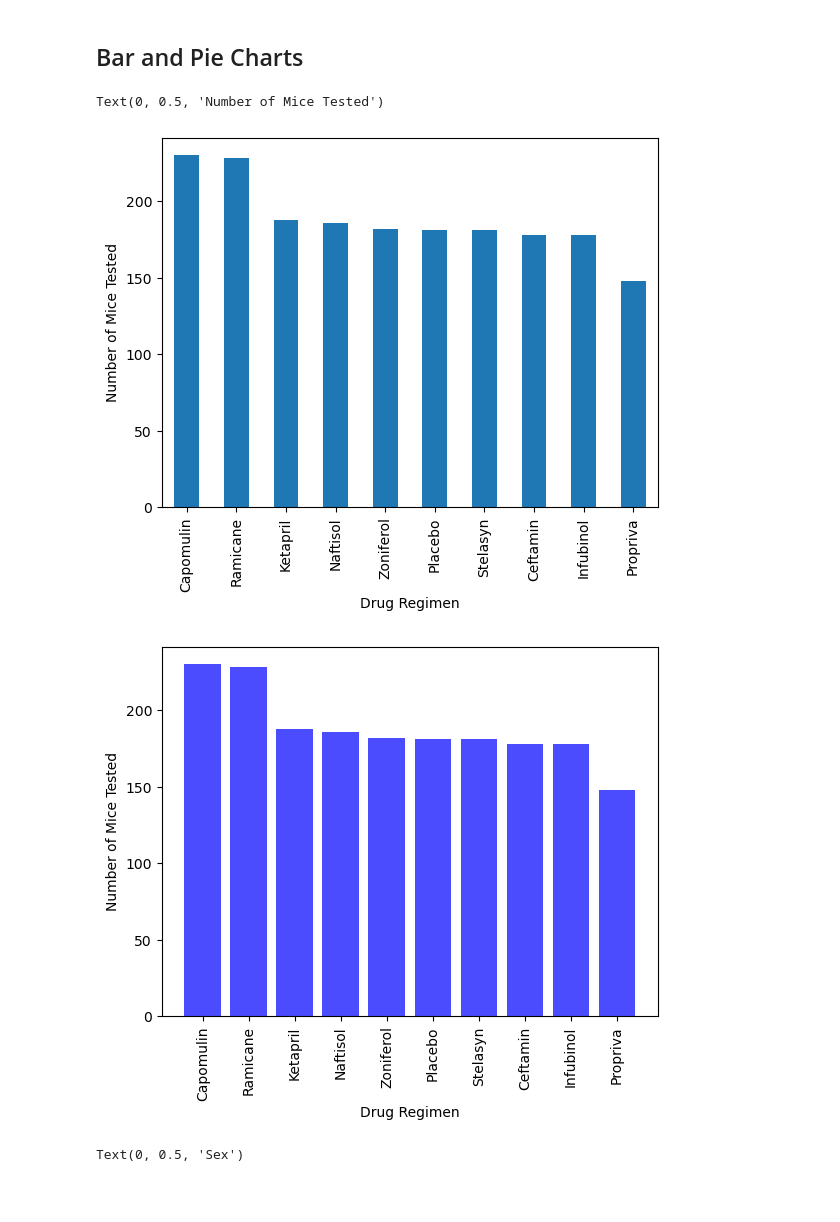
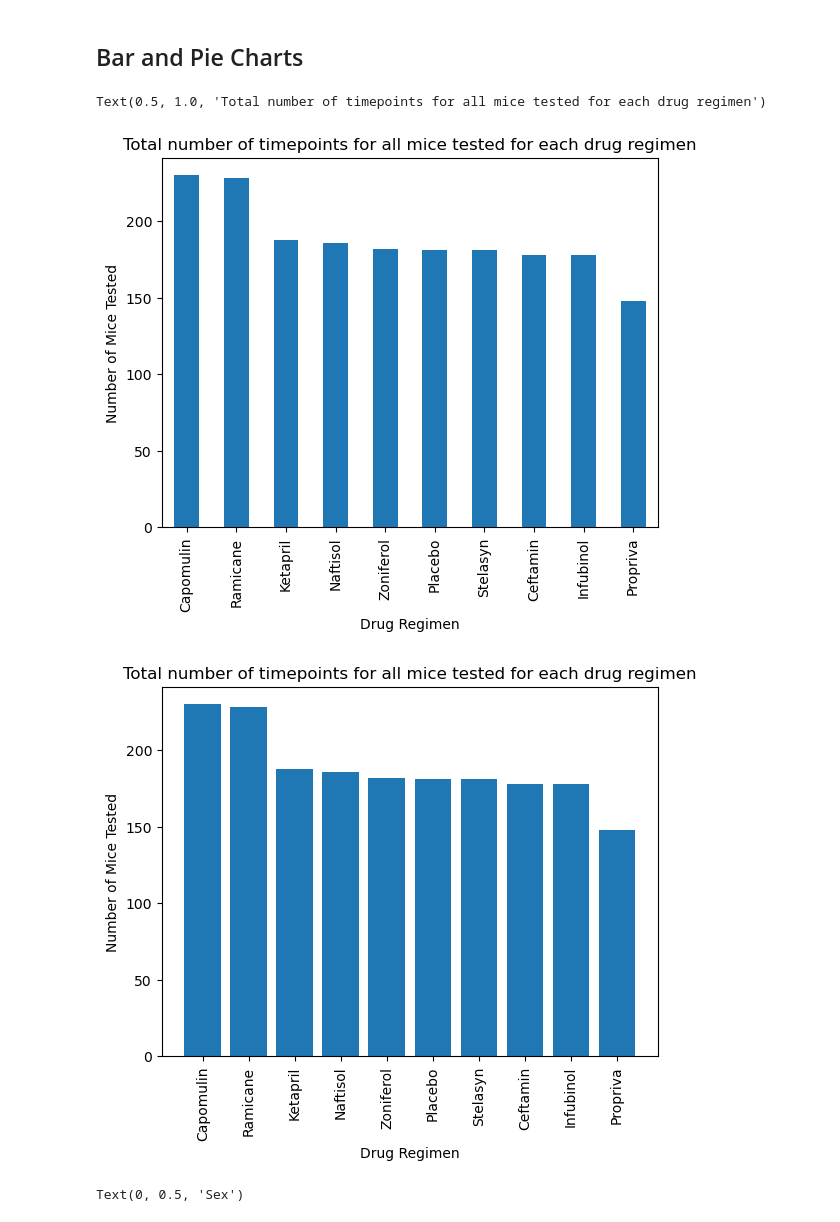
Before and after one commit to drainlm/Module_5_Challenge, a Jupyter notebook: pymaceuticals.ipynb, the cells around one changed output. Drawn from its saved outputs; the diff is of its cells as text; code cells hidden in the pictures; blank space fills up the shorter version.

```diff
--- a/pymaceuticals.ipynb
+++ b/pymaceuticals.ipynb
@@ -142,22 +151,23 @@ summary_df
 ## Bar and Pie Charts
 # %%
 # Generate a bar plot showing the total number of timepoints for all mice tested for each drug regimen using Pandas.
-
 timepoints_count = cleaned_mouse_metadata.groupby("Drug Regimen")["Timepoint"].count()
 timepoints_count = timepoints_count.sort_values(ascending=False)
 ax = timepoints_count.plot(kind="bar")
 ax.set_ylabel("Number of Mice Tested")
+ax.set_title("Total number of timepoints for all mice tested for each drug regimen")
 # %% [output]
-Text(0, 0.5, 'Number of Mice Tested')
+Text(0.5, 1.0, 'Total number of timepoints for all mice tested for each drug regimen')
-[figure, old version]
+[figure, new version]
 # %%
 # Generate a bar plot showing the total number of timepoints for all mice tested for each drug regimen using pyplot.
-plt.bar(timepoints_count.index, timepoints_count.values, color= 'b', alpha = .7, align = "center")
+plt.bar(timepoints_count.index, timepoints_count.values, align = "center")
+plt.title("Total number of timepoints for all mice tested for each drug regimen")
 plt.xlabel("Drug Regimen")
 plt.ylabel("Number of Mice Tested")
 plt.xticks(rotation = 90)
 plt.show()
 # %% [output]
-[figure, old version]
+[figure, new version]
 # %%
 # Generate a pie plot showing the distribution of female versus male mice using Pandas
```
Also changed, not shown: parts of 10 cells of this notebook, 2 other files.
